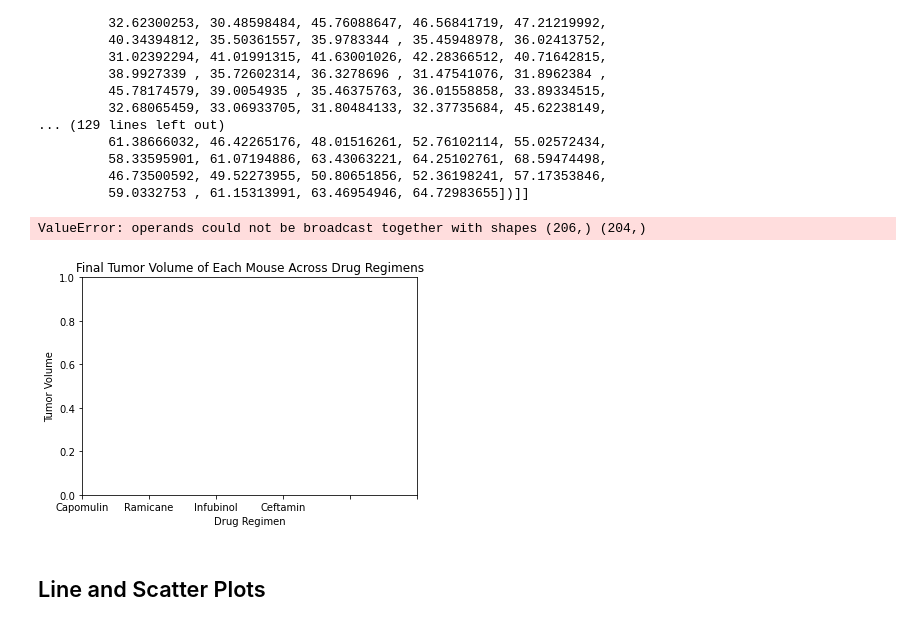
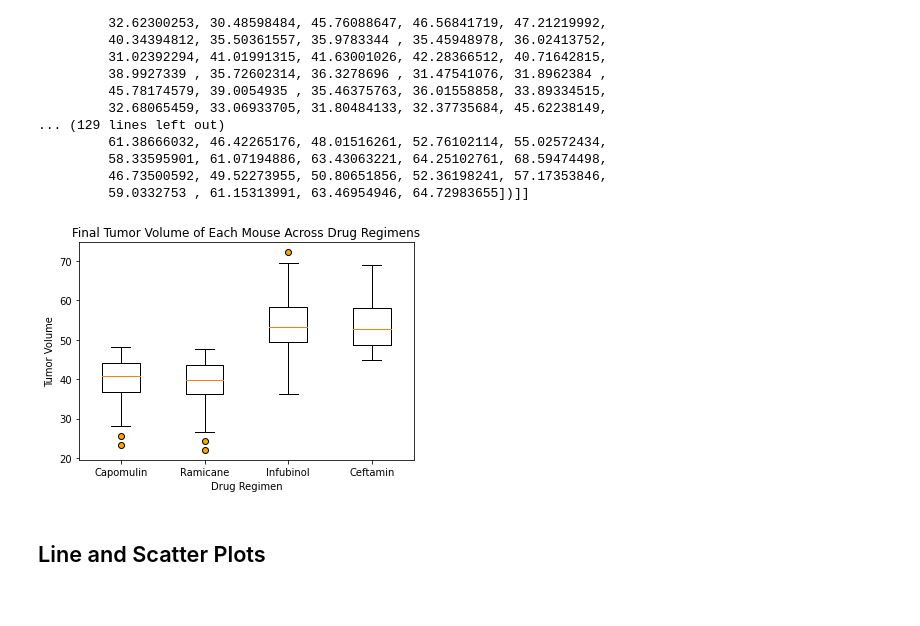
Before and after one commit to bmilne64/Comparative-Drug-Performance-on-Treating-Tumors-in-Mice, a Jupyter notebook: Instructions/Pymaceuticals/pymaceuticals_starter.ipynb, the cells around one changed output. Cells and saved outputs as stored; diff of their text form; code cells hidden in the pictures.

Commit message:
fixed scatter

```diff
--- a/Instructions/Pymaceuticals/pymaceuticals_starter.ipynb
+++ b/Instructions/Pymaceuticals/pymaceuticals_starter.ipynb
@@ -385,33 +385,32 @@ tumor_vol_data
 # %%
 # Generate a box plot of the final tumor volume of each mouse across four regimens of interest
 
 #subplots
 fig1, ax1 = plt.subplots()
 
 #create xaxis label
 ax1.set_xlabel('Drug Regimen')
 
 #create yaxis label
 ax1.set_ylabel('Tumor Volume')
 
 #set xtick labels
 ax1.set_xticklabels(treatments)
 
 #set title
 ax1.set_title('Final Tumor Volume of Each Mouse Across Drug Regimens')
 
 #customize outliers on graph
 flierprops =dict(marker='o', markerfacecolor='orange', markersize=6,
                   linestyle='none')
 
 #create graph
-ax1.boxplot(['Capomulin', 'Ramicane', 'Infubinol', 'Ceftamin'], flierprops = flierprops)
+ax1.boxplot([Cap_tumor_vol, Ram_tumor_vol, Inf_tumor_vol, Ceft_tumor_vol], flierprops = flierprops)
 
 #show graph
 plt.show()
 # %% [output]
-ValueError: operands could not be broadcast together with shapes (206,) (204,)
-[figure, old version]
+[figure, new version]
 # %% [markdown]
 ## Line and Scatter Plots
 # %%
```
